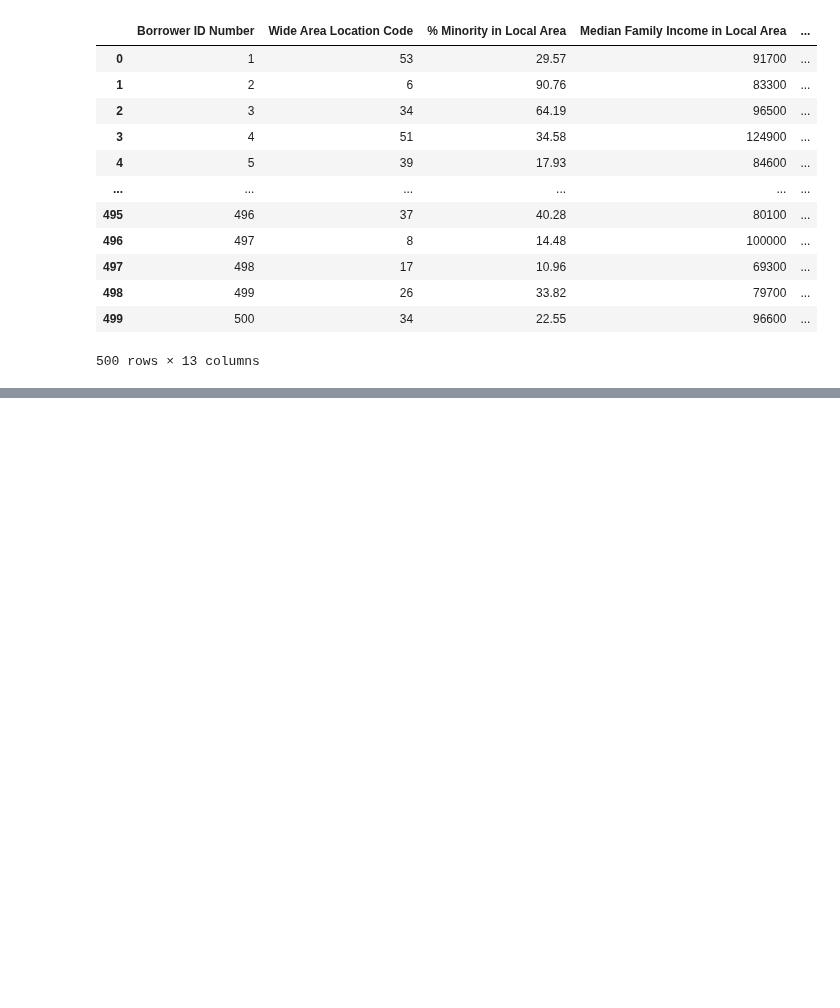
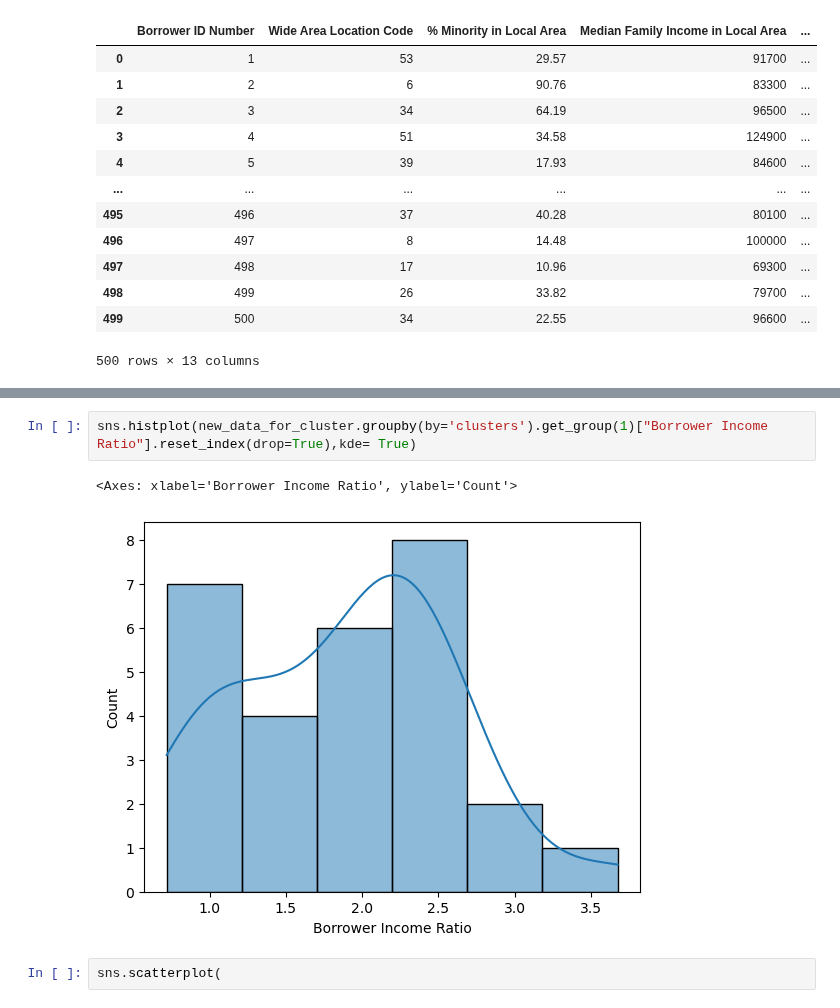
Before and after one commit to KunalNeon/CommBank, a Jupyter notebook: dataSet.ipynb, the cells around one changed output, grey strips where cells are left out. Cells and saved outputs as stored; diff of their text form; blank space fills up the shorter version.

```diff
--- a/dataSet.ipynb
+++ b/dataSet.ipynb
@@ -749,0 +905,7 @@ array([2, 0, 2, 0, 2, 1, 0, 2, 2, 0, 2, 0, 0, 0, 1, 2, 0, 2, 0, 0, 2, 2,
+# %%
+sns.histplot(new_data_for_cluster.groupby(by='clusters').get_group(1)["Borrower Income Ratio"].reset_index(drop=True),kde= True)
+# %% [output]
+<Axes: xlabel='Borrower Income Ratio', ylabel='Count'>
+[figure, added]
+# %%
+sns.scatterplot(
```
Also changed, not shown: parts of 14 cells of this notebook.
